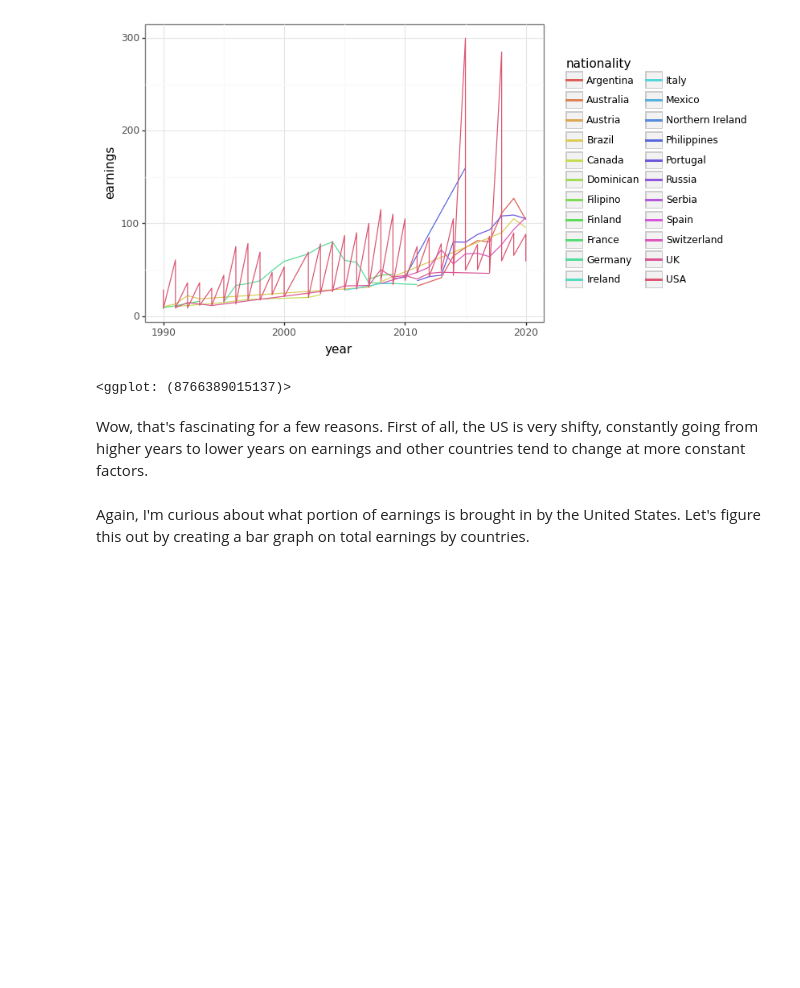
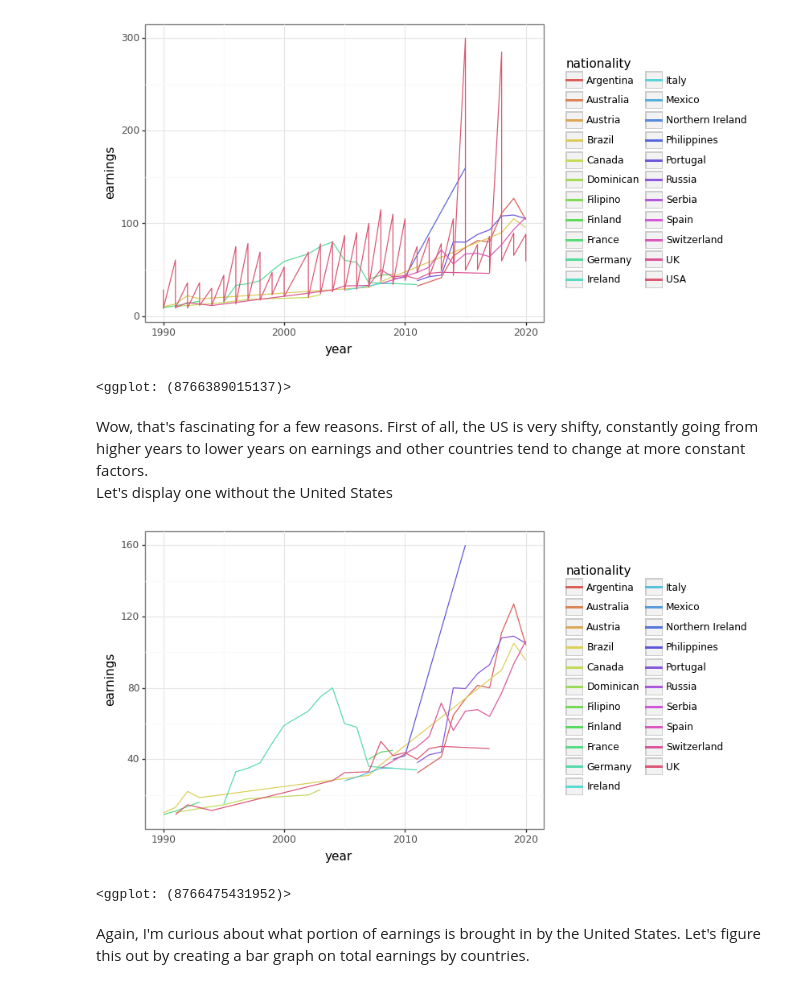
Before and after one commit to zoeshenrw/databootcamp-midterm, a Jupyter notebook: Nathan_Portion.ipynb, the cells around one changed output. Cells and saved outputs as stored; diff of their text form; code cells hidden in the pictures; blank space fills up the shorter version.

```diff
--- a/Nathan_Portion.ipynb
+++ b/Nathan_Portion.ipynb
@@ -132,7 +132,14 @@ First, let's visualize the total earnings by countries over time. This is import
 [figure]
 <ggplot: (8766389015137)>
 # %% [markdown]
-Wow, that's fascinating for a few reasons. First of all, the US is very shifty, constantly going from higher years to lower years on earnings and other countries tend to change at more constant factors.
+Wow, that's fascinating for a few reasons. First of all, the US is very shifty, constantly going from higher years to lower years on earnings and other countries tend to change at more constant factors. <br>Let's display one without the United States
+# %%
+(ggplot(data=df.loc[df['nationality'] != 'USA'], mapping=aes(x='year', y='earnings', color='nationality'))+
+ geom_line()+
+ theme_bw())
+# %% [output]
+[figure, added]
+<ggplot: (8766475431952)>
 # %% [markdown]
 Again, I'm curious about what portion of earnings is brought in by the United States. Let's figure this out by creating a bar graph on total earnings by countries.
 # %%
```
Also changed, not shown: parts of 4 cells of this notebook.
